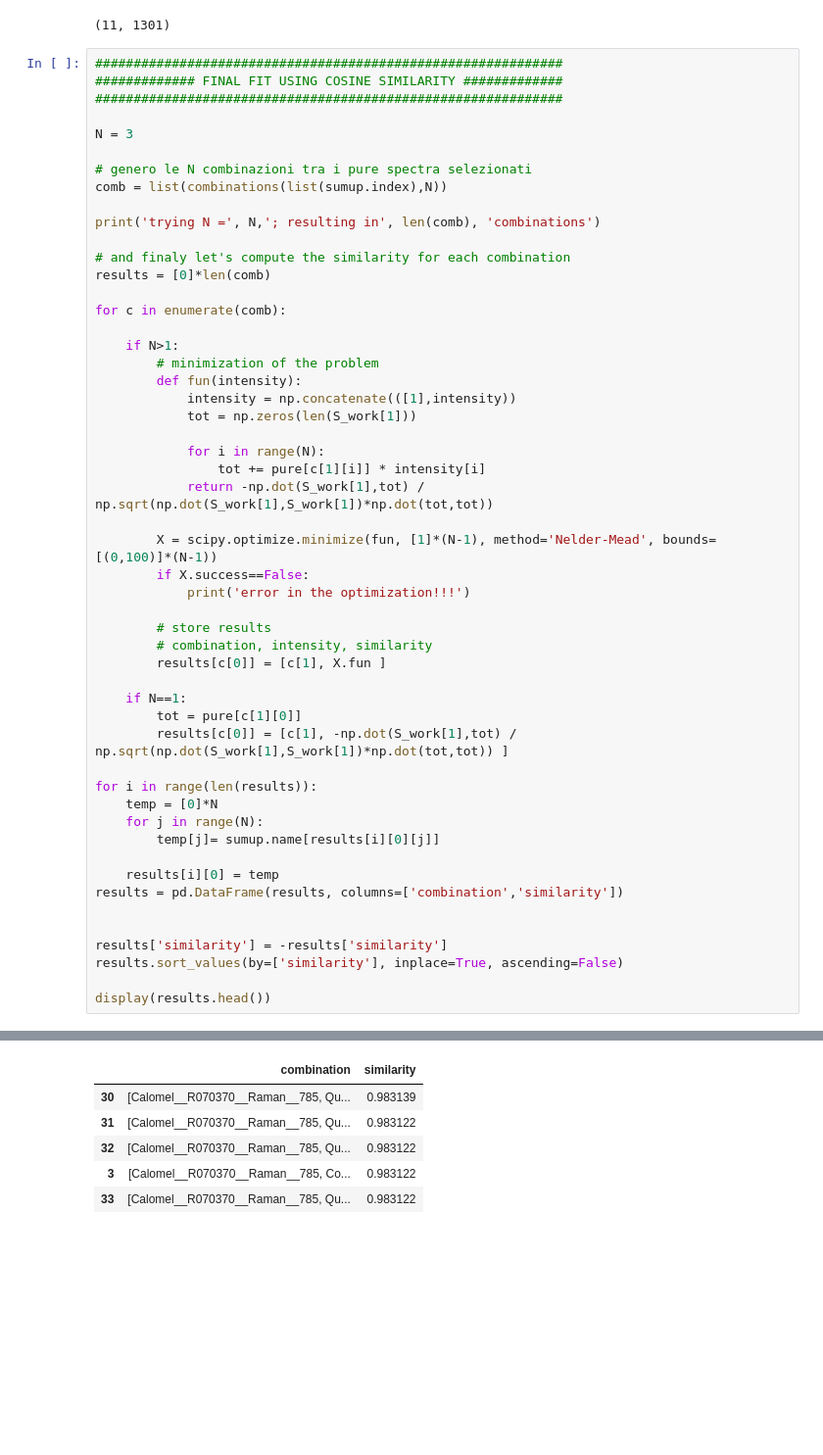
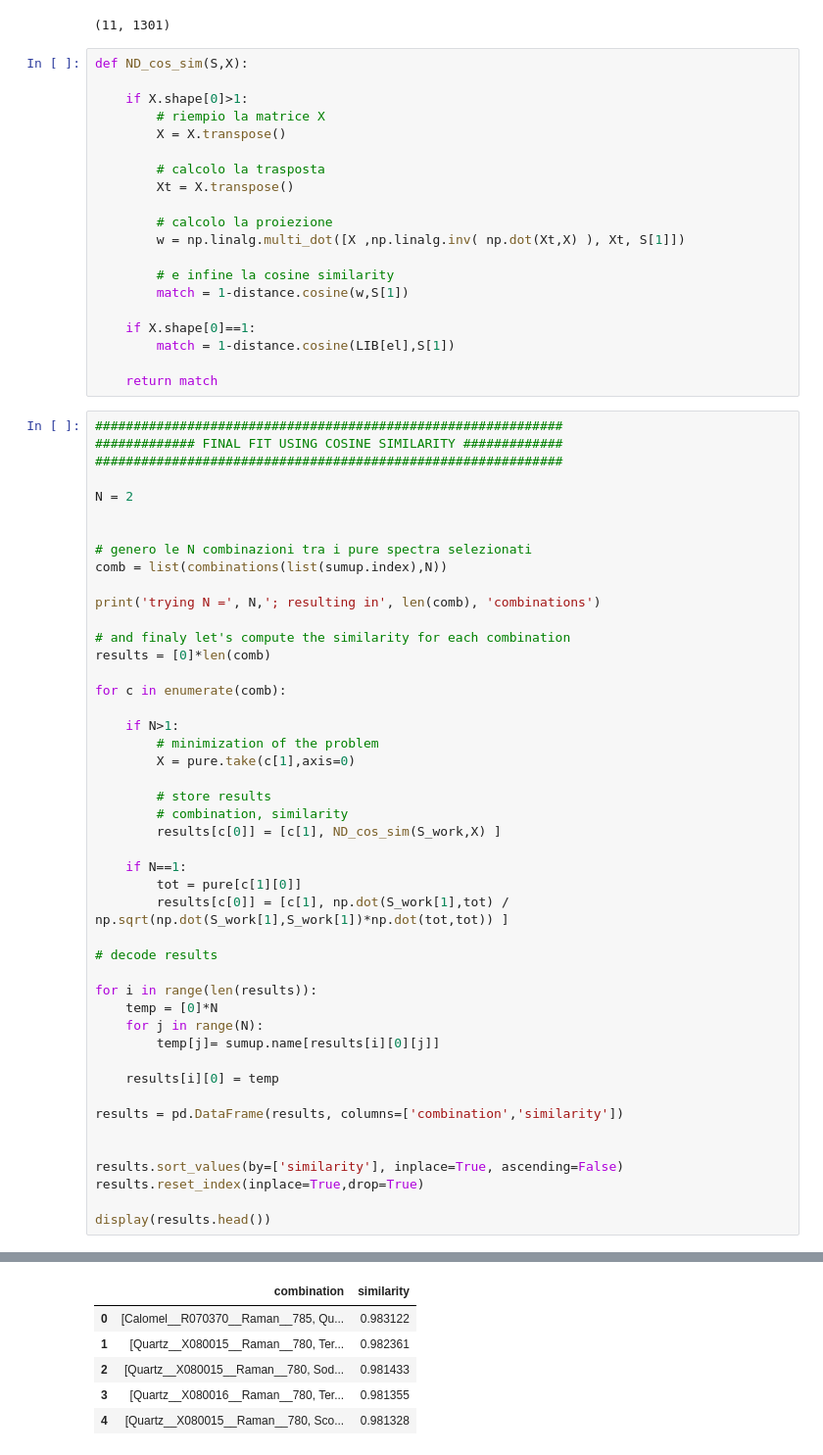
Before and after one commit to FabioBrugnara/pyram, a Jupyter notebook: spectrum_recognition/ND_similarity.ipynb, the cells around one changed output, grey strips where cells are left out. Shown at 98% size. Cells and saved outputs as stored; diff of their text form; blank space fills up the shorter version.

```diff
--- a/spectrum_recognition/ND_similarity.ipynb
+++ b/spectrum_recognition/ND_similarity.ipynb
@@ -314,12 +314,33 @@ pure = np.take(LIB,list(sumup.ID),axis=0)
 pure.shape
 # %% [output]
 (11, 1301)
+# %%
+def ND_cos_sim(S,X):
+
+    if X.shape[0]>1:
+        # riempio la matrice X
+        X = X.transpose()
+
+        # calcolo la trasposta
+        Xt = X.transpose()
+
+        # calcolo la proiezione
+        w = np.linalg.multi_dot([X ,np.linalg.inv( np.dot(Xt,X) ), Xt, S[1]])
+
+        # e infine la cosine similarity
+        match = 1-distance.cosine(w,S[1])
+
+    if X.shape[0]==1:
+        match = 1-distance.cosine(LIB[el],S[1])
+
+    return match
 # %%
 #############################################################
 ############# FINAL FIT USING COSINE SIMILARITY #############
 #############################################################
 
-N = 3
+N = 2
+
 
 # genero le N combinazioni tra i pure spectra selezionati
 comb = list(combinations(list(sumup.index),N))
@@ -333,25 +354,17 @@ for c in enumerate(comb):
 
     if N>1:
         # minimization of the problem
-        def fun(intensity):
-            intensity = np.concatenate(([1],intensity))
-            tot = np.zeros(len(S_work[1]))
-
-            for i in range(N):
-                tot += pure[c[1][i]] * intensity[i]
-            return -np.dot(S_work[1],tot) / np.sqrt(np.dot(S_work[1],S_work[1])*np.dot(tot,tot))
-
-        X = scipy.optimize.minimize(fun, [1]*(N-1), method='Nelder-Mead', bounds=[(0,100)]*(N-1))
-        if X.success==False:
-            print('error in the optimization!!!')
+        X = pure.take(c[1],axis=0)
 
         # store results
-        # combination, intensity, similarity
-        results[c[0]] = [c[1], X.fun ]
+        # combination, similarity
+        results[c[0]] = [c[1], ND_cos_sim(S_work,X) ]
 
     if N==1:
         tot = pure[c[1][0]]
-        results[c[0]] = [c[1], -np.dot(S_work[1],tot) / np.sqrt(np.dot(S_work[1],S_work[1])*np.dot(tot,tot)) ]
+        results[c[0]] = [c[1], np.dot(S_work[1],tot) / np.sqrt(np.dot(S_work[1],S_work[1])*np.dot(tot,tot)) ]
+
+# decode results
 
 for i in range(len(results)):
     temp = [0]*N
@@ -359,11 +372,12 @@ for i in range(len(results)):
         temp[j]= sumup.name[results[i][0][j]]
 
     results[i][0] = temp
+
 results = pd.DataFrame(results, columns=['combination','similarity'])
 
 
-results['similarity'] = -results['similarity']
 results.sort_values(by=['similarity'], inplace=True, ascending=False)
+results.reset_index(inplace=True,drop=True)
 
 display(results.head())
 # %% [output]
@@ -371,7 +385,7 @@ trying N = 3 ; resulting in 165 combinations
 |  | combination | similarity |
-| 30 | [Calomel__R070370__Raman__785, Qu... | 0.983139 |
-| 31 | [Calomel__R070370__Raman__785, Qu... | 0.983122 |
-| 32 | [Calomel__R070370__Raman__785, Qu... | 0.983122 |
-| 3 | [Calomel__R070370__Raman__785, Co... | 0.983122 |
-| 33 | [Calomel__R070370__Raman__785, Qu... | 0.983122 |
+| 0 | [Calomel__R070370__Raman__785, Qu... | 0.983122 |
+| 1 | [Quartz__X080015__Raman__780, Ter... | 0.982361 |
+| 2 | [Quartz__X080015__Raman__780, Sod... | 0.981433 |
+| 3 | [Quartz__X080016__Raman__780, Ter... | 0.981355 |
+| 4 | [Quartz__X080015__Raman__780, Sco... | 0.981328 |
 # %% [markdown]
```
Also changed, not shown: parts of 9 cells of this notebook.
